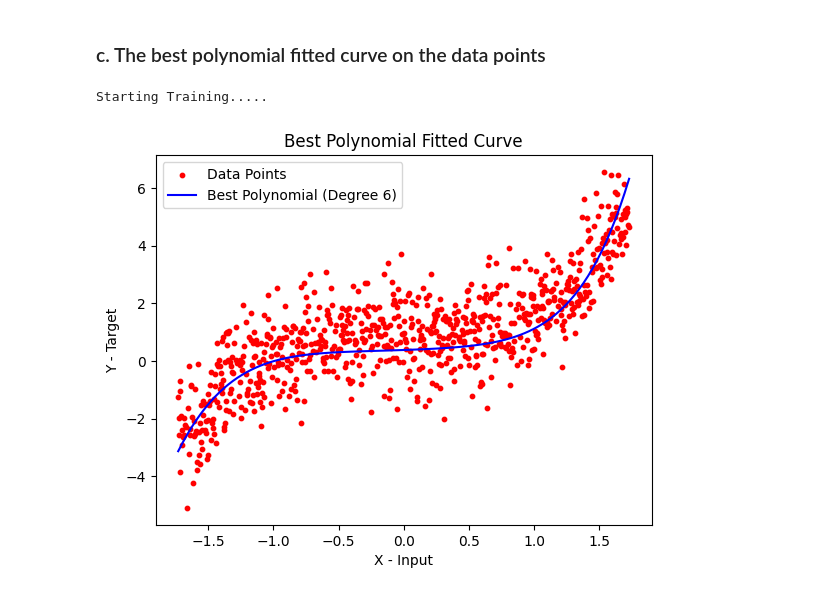
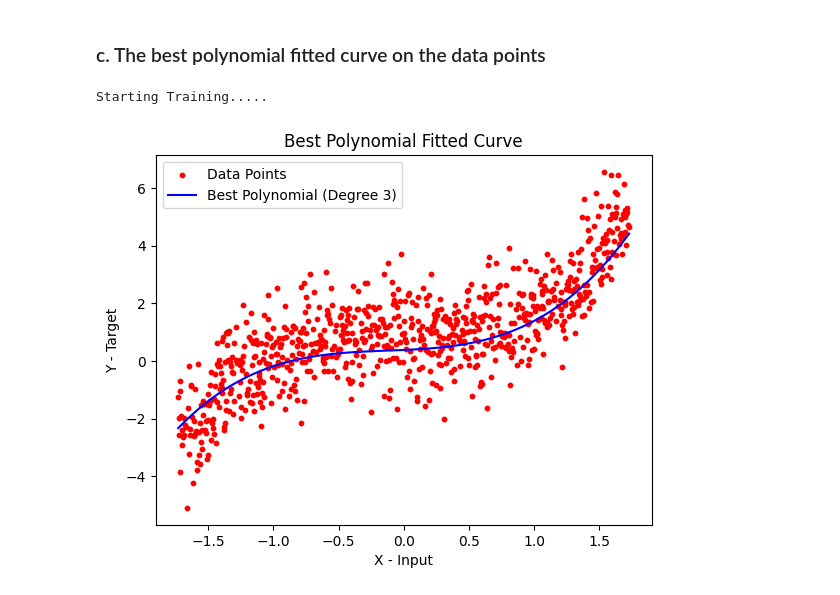
Before and after one commit to MSSRPRAD/RegressionFromScratch, a Jupyter notebook: SingleVariablePolynomialRegression/SingleVariablePolynomialRegression.ipynb, the cells around one changed output. Cells and saved outputs as stored; diff of their text form; code cells hidden in the pictures.

```diff
--- a/SingleVariablePolynomialRegression/SingleVariablePolynomialRegression.ipynb
+++ b/SingleVariablePolynomialRegression/SingleVariablePolynomialRegression.ipynb
@@ -312,28 +320,28 @@ plt.show()
 ### c. The best polynomial fitted curve on the data points
 # %%
 # Use the best degree to fit the best polynomial model
-best_model = PolynomialRegressionModel(best_degree)
+best_model = PolynomialRegressionModel(3)
 best_model.fit(train['X'], train['Y'], test['X'], test['Y'], lr=0.01, epochs=500)
 
 # Generate a subset of points for visualization
 x_min = train['X'].min()
 x_max = train['X'].max()
 x_values = np.linspace(x_min, x_max, 100)
 x_values = [float(x) for x in x_values]
 y_values = best_model.predict(x_values)
 
 # Plot the data points
 plt.scatter(train['X'], train['Y'], s=10, c='red', label='Data Points')
 
 # Plot the best polynomial curve
-plt.plot(x_values, y_values, label=f'Best Polynomial (Degree {best_degree})', c='blue')
+plt.plot(x_values, y_values, label=f'Best Polynomial (Degree {3})', c='blue')
 
 plt.xlabel('X - Input')
 plt.ylabel('Y - Target')
 plt.title('Best Polynomial Fitted Curve')
 plt.legend()
 plt.show()
 plt.close()
 # %% [output]
 Starting Training.....
-[figure, old version]
+[figure, new version]
```
Also changed, not shown: parts of 2 cells of this notebook, 1 other file.
